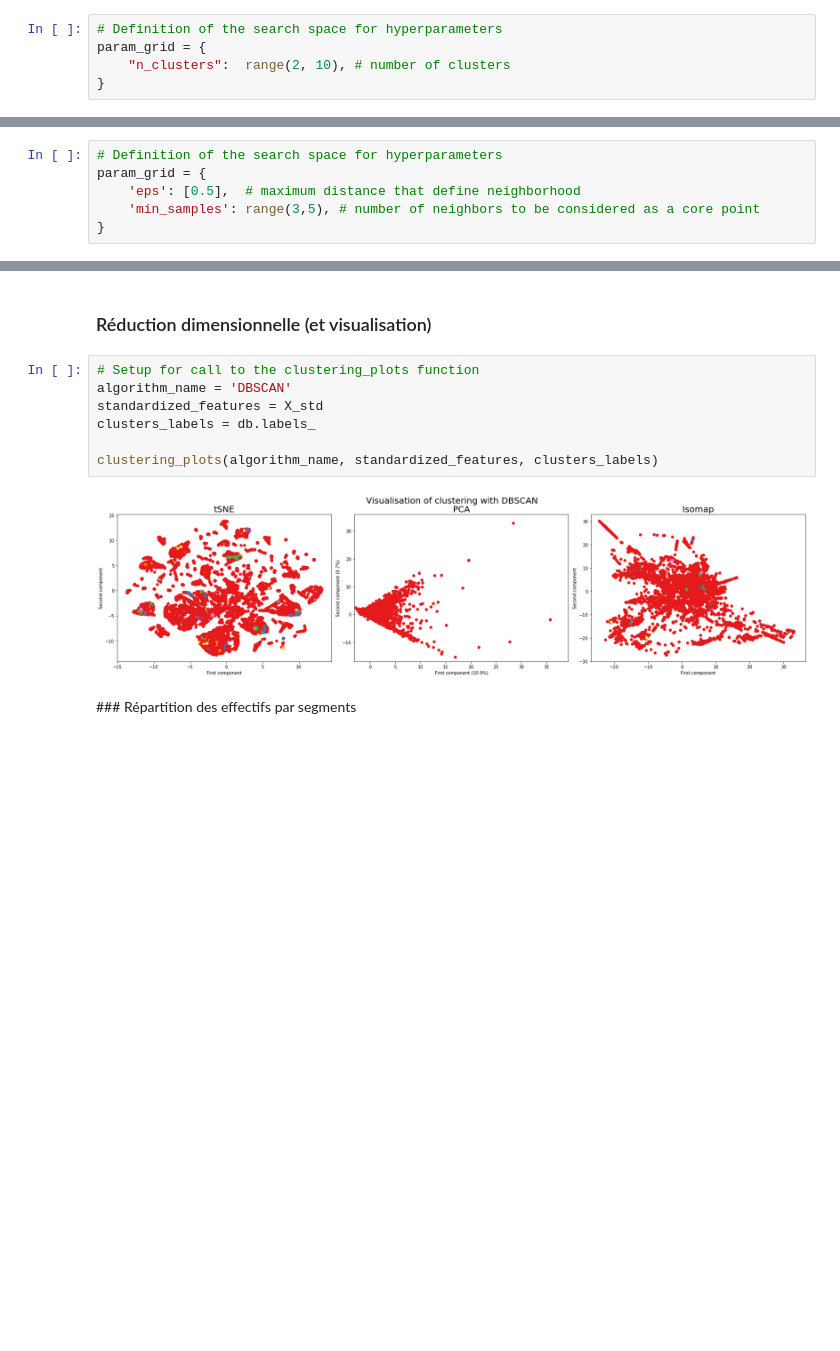
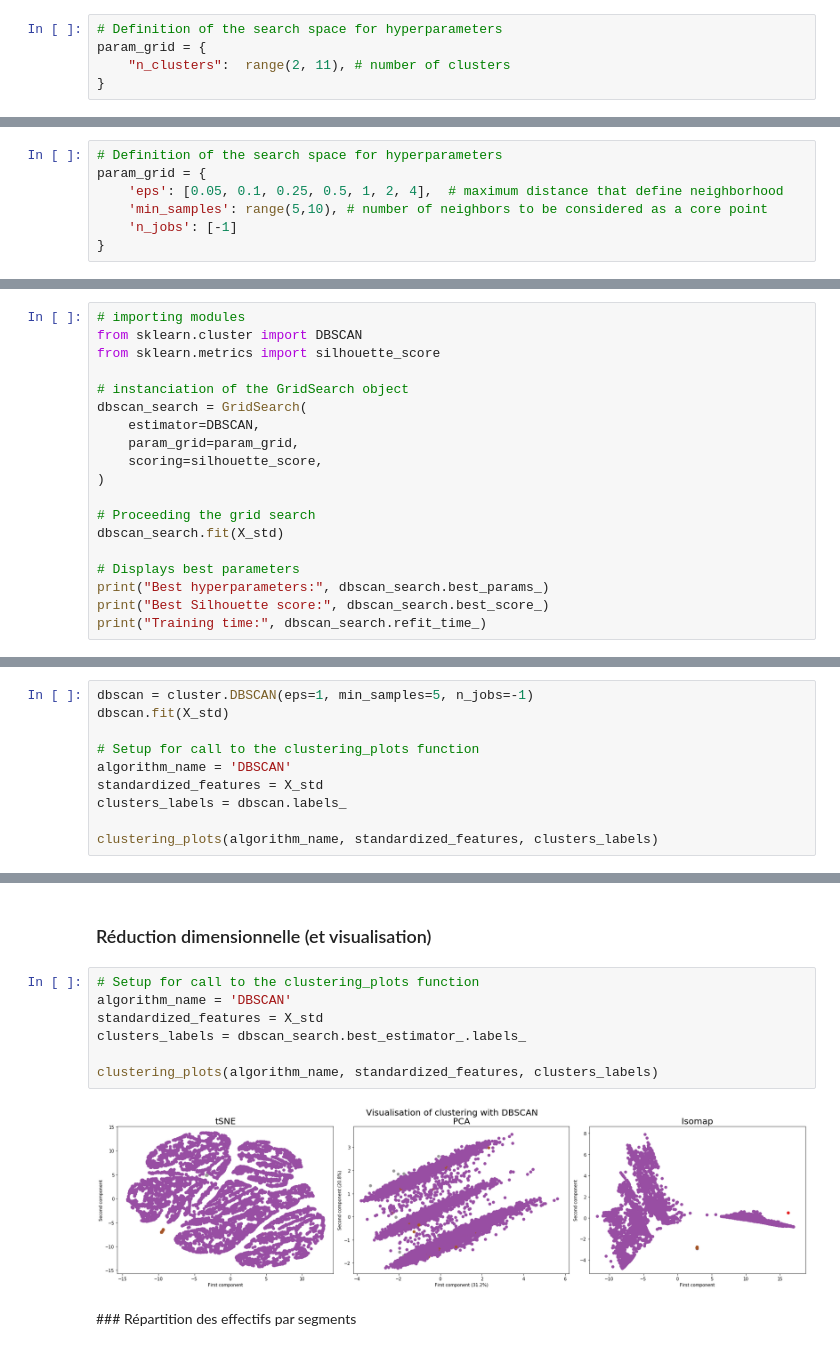
Before and after one commit to bayethiernodiop/Parcours-Data-Scientist, a Jupyter notebook: projet5/projet5_segmentation.ipynb, the cells around one changed output, grey strips where cells are left out. Cells and saved outputs as stored; diff of their text form; blank space fills up the shorter version.

```diff
--- a/projet5/projet5_segmentation.ipynb
+++ b/projet5/projet5_segmentation.ipynb
@@ -399,5 +509,5 @@ Gini coefficient: G = 0.449
 # %%
-# Definition of the search space for hyperparameters
+# Definition of the search space for hyperparameters
 param_grid = {
-    "n_clusters":  range(2, 10), # number of clusters
+    "n_clusters":  range(2, 11), # number of clusters
 }
@@ -524,6 +662,7 @@ Davies-Bouldin indice: D = 1.491
 # %%
 # Definition of the search space for hyperparameters
 param_grid = {
-    'eps': [0.5],  # maximum distance that define neighborhood
-    'min_samples': range(3,5), # number of neighbors to be considered as a core point
+    'eps': [0.05, 0.1, 0.25, 0.5, 1, 2, 4],  # maximum distance that define neighborhood
+    'min_samples': range(5,10), # number of neighbors to be considered as a core point
+    'n_jobs': [-1]
 }
@@ -549,0 +669,19 @@ DBSCAN(algorithm='auto', eps=0.5, leaf_size=30, metric='euclidean',
+# %%
+# importing modules
+from sklearn.cluster import DBSCAN
+from sklearn.metrics import silhouette_score
+
+# instanciation of the GridSearch object
+dbscan_search = GridSearch(
+    estimator=DBSCAN,
+    param_grid=param_grid,
+    scoring=silhouette_score,
+)
+
+# Proceeding the grid search
+dbscan_search.fit(X_std)
+
+# Displays best parameters
+print("Best hyperparameters:", dbscan_search.best_params_)
+print("Best Silhouette score:", dbscan_search.best_score_)
+print("Training time:", dbscan_search.refit_time_)
@@ -549,0 +865,10 @@ DBSCAN(algorithm='auto', eps=0.5, leaf_size=30, metric='euclidean',
+# %%
+dbscan = cluster.DBSCAN(eps=1, min_samples=5, n_jobs=-1)
+dbscan.fit(X_std)
+
+# Setup for call to the clustering_plots function
+algorithm_name = 'DBSCAN'
+standardized_features = X_std
+clusters_labels = dbscan.labels_
+
+clustering_plots(algorithm_name, standardized_features, clusters_labels)
@@ -554,12 +888,12 @@ En jouant sur la valeur des hyper-paramètres eps et min_samples, nous pouvons m
 # %%
 # Setup for call to the clustering_plots function
 algorithm_name = 'DBSCAN'
 standardized_features = X_std
-clusters_labels = db.labels_
+clusters_labels = dbscan_search.best_estimator_.labels_
 
 clustering_plots(algorithm_name, standardized_features, clusters_labels)
 # %% [output]
-[figure, old version]
+[figure, new version]
 # %% [markdown]
 ### Répartition des effectifs par segments
 # %%
```
Also changed, not shown: parts of 147 cells of this notebook, 5 other files.
